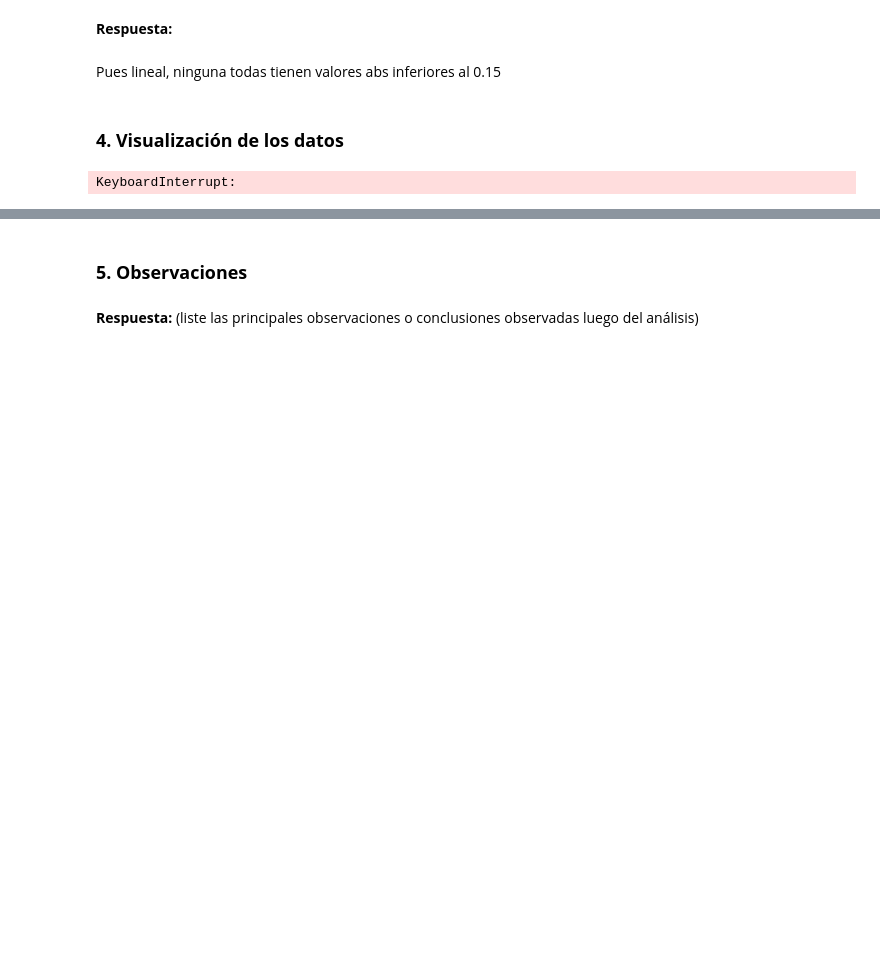
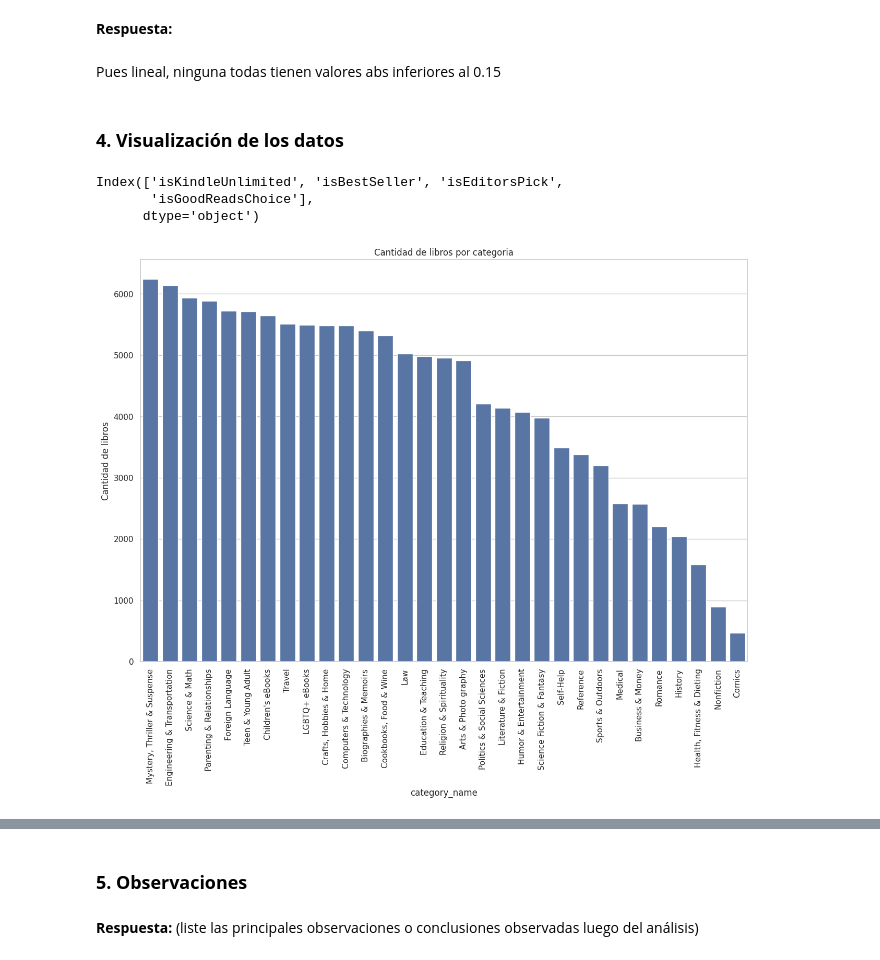
Before and after one commit to R0SEWT/ML-Island, a Jupyter notebook: Fundamentos de ML y preparacion de datos/S2/01_Act_ML_Analisis_Estadistico_E_Commerce_B.ipynb, the cells around one changed output, grey strips where cells are left out. Saved outputs shown, nothing was run; the diff lists cells and outputs as text; code cells hidden in the pictures; blank space fills up the shorter version.

```diff
--- a/Fundamentos de ML y preparacion de datos/S2/01_Act_ML_Analisis_Estadistico_E_Commerce_B.ipynb
+++ b/Fundamentos de ML y preparacion de datos/S2/01_Act_ML_Analisis_Estadistico_E_Commerce_B.ipynb
@@ -523,19 +539,20 @@ sns.heatmap(correlation_matrix, annot=True, cmap='coolwarm', fmt=".2f")
 Pues lineal, ninguna todas tienen valores abs inferiores al 0.15
 # %% [markdown]
 ### **4. Visualización de los datos**
-# %%
-#Grafica de barras de la distribucion de los libros por categoria en orden descendente, distinga los que son betsellers de los que nolo son
-
-
-plt.figure(figsize=(15, 10))
-#sns.countplot(data=df_clean, x='category_id', hue='Is', order=df_clean['category_id'].value_counts().index)
-plt.title('Distribución de Libros por Categoría')
-plt.xlabel('Categoría')
-plt.ylabel('Cantidad de Resenas')
-plt.legend(title='Best Seller')
-plt.xticks(rotation=45)
-plt.show()
-# %% [output]
-KeyboardInterrupt:
+# %%
+bool_vars
+# %% [output]
+Index(['isKindleUnlimited', 'isBestSeller', 'isEditorsPick',
+       'isGoodReadsChoice'],
+      dtype='object')
 # %%
 # Cantidad de libros por cada categoria
+plt.figure(figsize=(15, 10))
+sns.countplot(data=df_clean, x='category_name', order=df_clean['category_name'].value_counts().index)
+plt.title('Cantidad de libros por categoria')
+plt.xlabel('category_name')
+plt.ylabel('Cantidad de libros')
+plt.xticks(rotation=90)
+plt.show()
+# %% [output]
+[figure, added]
```
Also changed, not shown: parts of 26 cells of this notebook, 1 other file.
